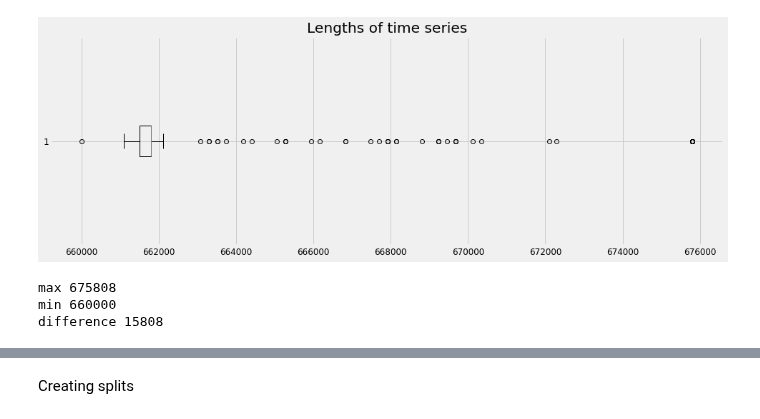
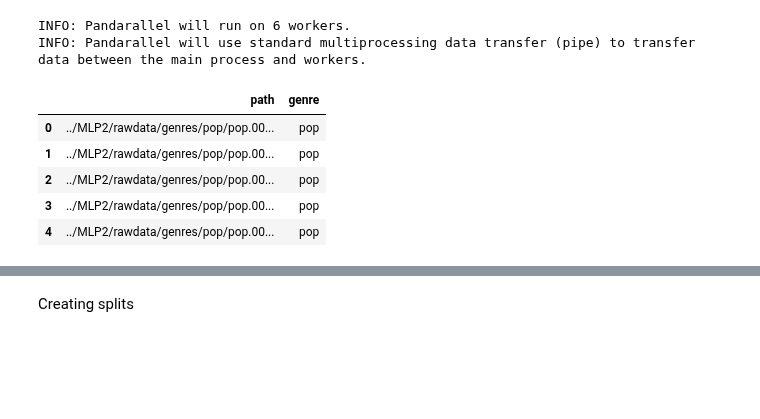
Before and after one commit to alarsen123/music-genre-classification, a Jupyter notebook: MLP4/time_series.ipynb, the cells around one changed output, grey strips where cells are left out. Saved outputs shown, nothing was run; the diff lists cells and outputs as text; code cells hidden in the pictures; blank space fills up the shorter version.

```diff
--- a/MLP4/time_series.ipynb
+++ b/MLP4/time_series.ipynb
@@ -1,5 +1,4 @@
 # %%
-import librosa
 import matplotlib as mpl
 import matplotlib.pyplot as plt
 import numpy as np
@@ -12,12 +11,13 @@ import sklearn
 import sys
 
 from graphviz import Source
+from pandarallel import pandarallel
 from sklearn.model_selection import train_test_split, GridSearchCV, learning_curve
 from sklearn.metrics import classification_report, plot_confusion_matrix, mean_squared_error
 from sklearn.tree import DecisionTreeClassifier, export_graphviz
 from sklearn.neighbors import KNeighborsClassifier
 from sklearn.pipeline import Pipeline
-from sklearn.preprocessing import StandardScaler
+from sklearn.preprocessing import StandardScaler, MinMaxScaler
 from sklearn.neural_network import MLPClassifier
 
 from os import listdir, path
@@ -40,6 +40,15 @@ plt.style.use('fivethirtyeight')
 np.random.seed(42)
 
 RESULTS_PATH = os.path.join('./results')
+
+os.environ['LIBROSA_CACHE_DIR'] = '/tmp/librosa_cache'
+import librosa
+
+%matplotlib inline
+pandarallel.initialize(progress_bar=True)
+# %% [output]
+INFO: Pandarallel will run on 6 workers.
+INFO: Pandarallel will use standard multiprocessing data transfer (pipe) to transfer data between the main process and workers.
 # %%
 genre_folder = '../MLP2/rawdata/genres'
 genre_names = [f for f in listdir(
@@ -58,19 +70,2 @@ for g in genre_names:
         labels.append(g)
         i += 0
-# %%
-time_series_data_lens = [len(x) for x in time_series_data]
-
-plt.subplots(figsize=(15, 5))
-plt.boxplot(time_series_data_lens, vert=False)
-plt.title('Lengths of time series')
-plt.show()
-# %% [output]
-[figure, removed]
-# %%
-print('max',max(time_series_data_lens))
-print('min',min(time_series_data_lens))
-print('difference',max(time_series_data_lens) - min(time_series_data_lens))
-# %% [output]
-max 675808
-min 660000
-difference 15808
@@ -84,0 +72,10 @@ y = np.array(labels).reshape(1000, 1)
+# %%
+song_df = pd.DataFrame({'path': song_paths, 'genre': labels})
+song_df.head()
+# %% [output]
+|  | path | genre |
+| 0 | ../MLP2/rawdata/genres/pop/pop.00... | pop |
+| 1 | ../MLP2/rawdata/genres/pop/pop.00... | pop |
+| 2 | ../MLP2/rawdata/genres/pop/pop.00... | pop |
+| 3 | ../MLP2/rawdata/genres/pop/pop.00... | pop |
+| 4 | ../MLP2/rawdata/genres/pop/pop.00... | pop |
```
Also changed, not shown: parts of 14 cells of this notebook.
